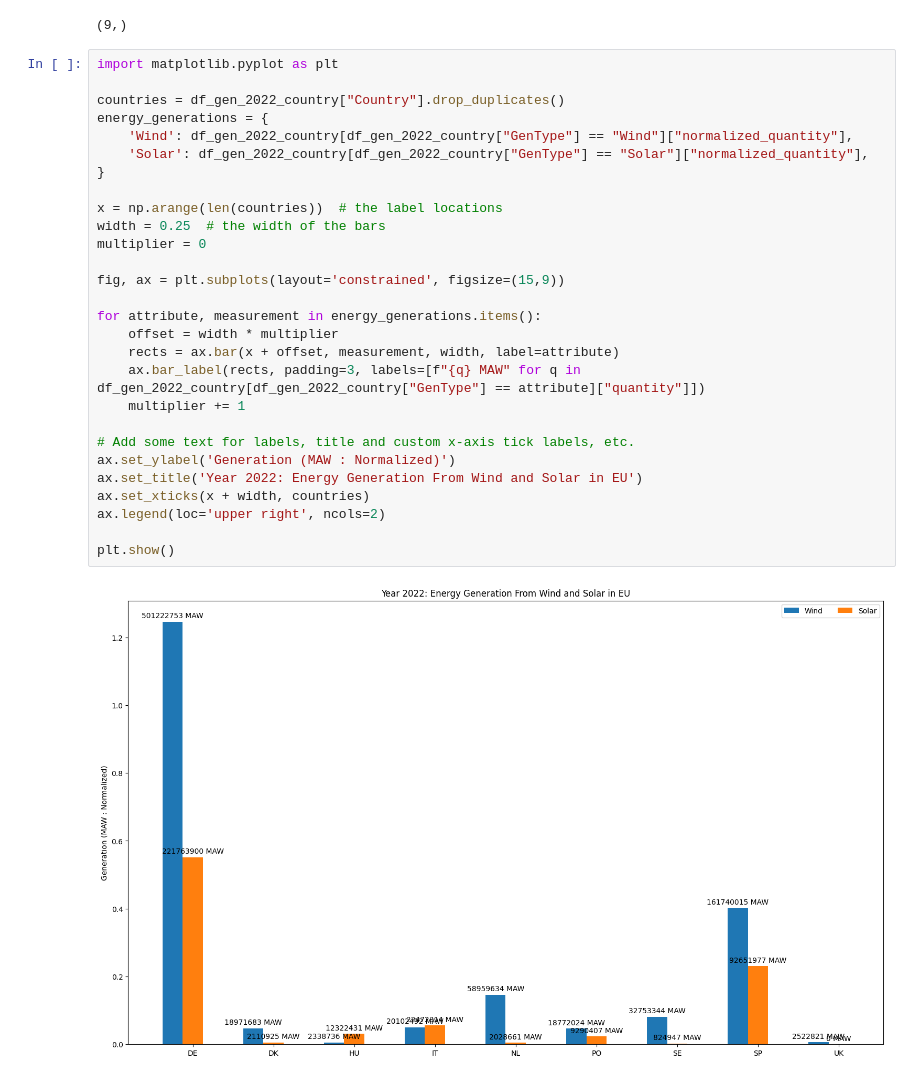
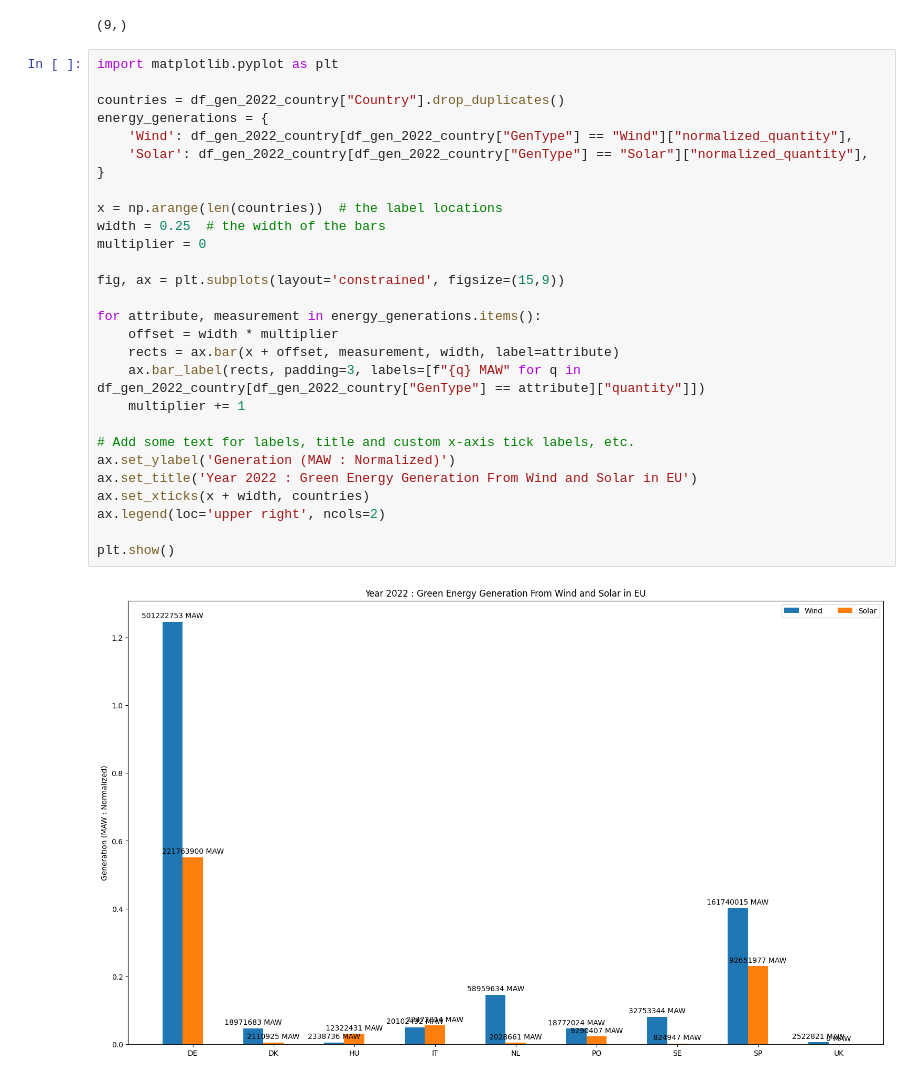
Before and after one commit to mahbubur-87/SE-Europe-Data_Challenge_Template, a Jupyter notebook: se-europe-data-challenge-data-analysis.ipynb, the cells around one changed output. Drawn from its saved outputs; the diff is of its cells as text.

```diff
--- a/se-europe-data-challenge-data-analysis.ipynb
+++ b/se-europe-data-challenge-data-analysis.ipynb
@@ -414,30 +404,30 @@ df_gen_2022_country[df_gen_2022_country["GenType"] == "Solar"]["normalized_quant
 # %%
 import matplotlib.pyplot as plt
 
 countries = df_gen_2022_country["Country"].drop_duplicates()
 energy_generations = {
     'Wind': df_gen_2022_country[df_gen_2022_country["GenType"] == "Wind"]["normalized_quantity"],
     'Solar': df_gen_2022_country[df_gen_2022_country["GenType"] == "Solar"]["normalized_quantity"],
 }
 
 x = np.arange(len(countries))  # the label locations
 width = 0.25  # the width of the bars
 multiplier = 0
 
 fig, ax = plt.subplots(layout='constrained', figsize=(15,9))
 
 for attribute, measurement in energy_generations.items():
     offset = width * multiplier
     rects = ax.bar(x + offset, measurement, width, label=attribute)
     ax.bar_label(rects, padding=3, labels=[f"{q} MAW" for q in df_gen_2022_country[df_gen_2022_country["GenType"] == attribute]["quantity"]])
     multiplier += 1
 
 # Add some text for labels, title and custom x-axis tick labels, etc.
 ax.set_ylabel('Generation (MAW : Normalized)')
-ax.set_title('Year 2022: Energy Generation From Wind and Solar in EU')
+ax.set_title('Year 2022 : Green Energy Generation From Wind and Solar in EU')
 ax.set_xticks(x + width, countries)
 ax.legend(loc='upper right', ncols=2)
 
 plt.show()
 # %% [output]
-[figure, old version]
+[figure, new version]
```
Also changed, not shown: parts of 16 cells of this notebook.
